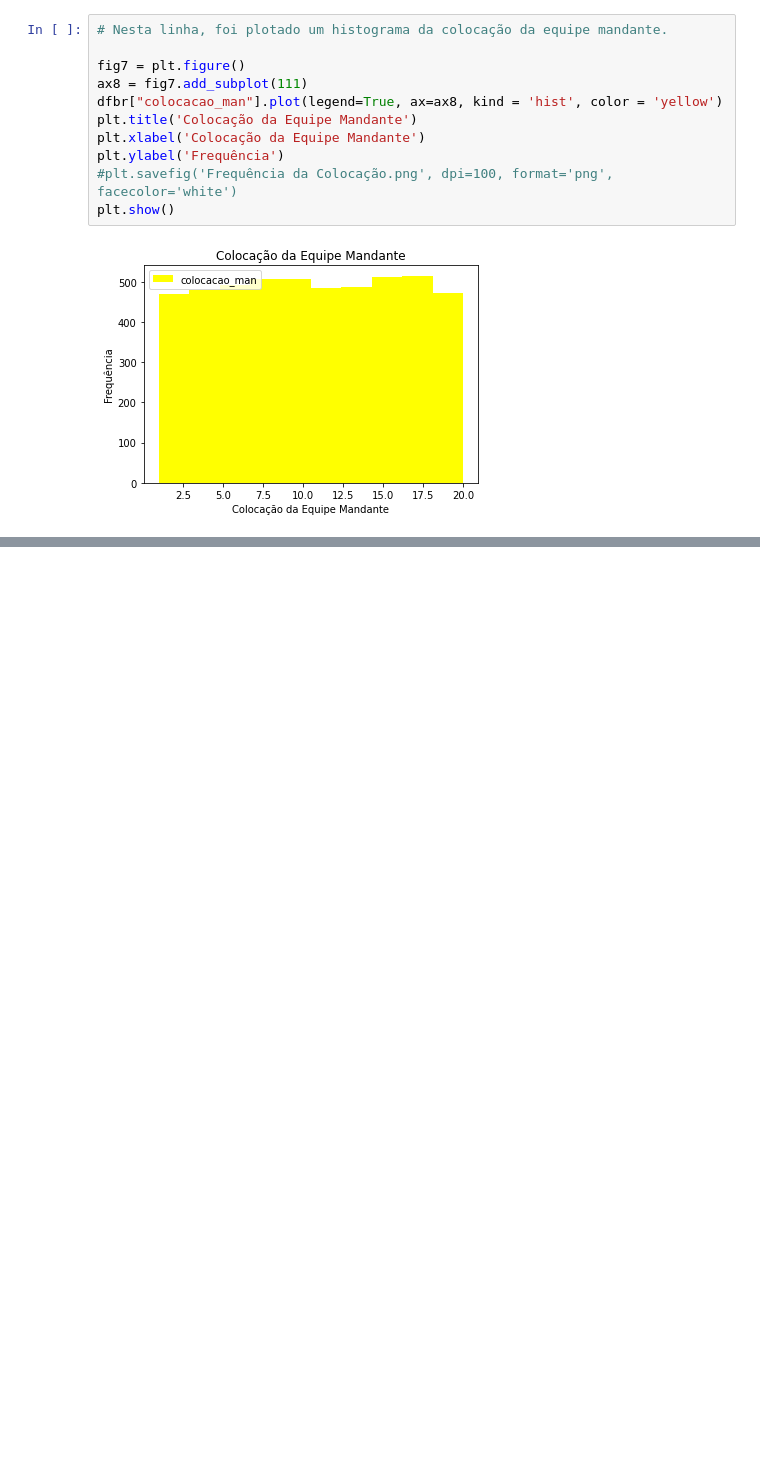
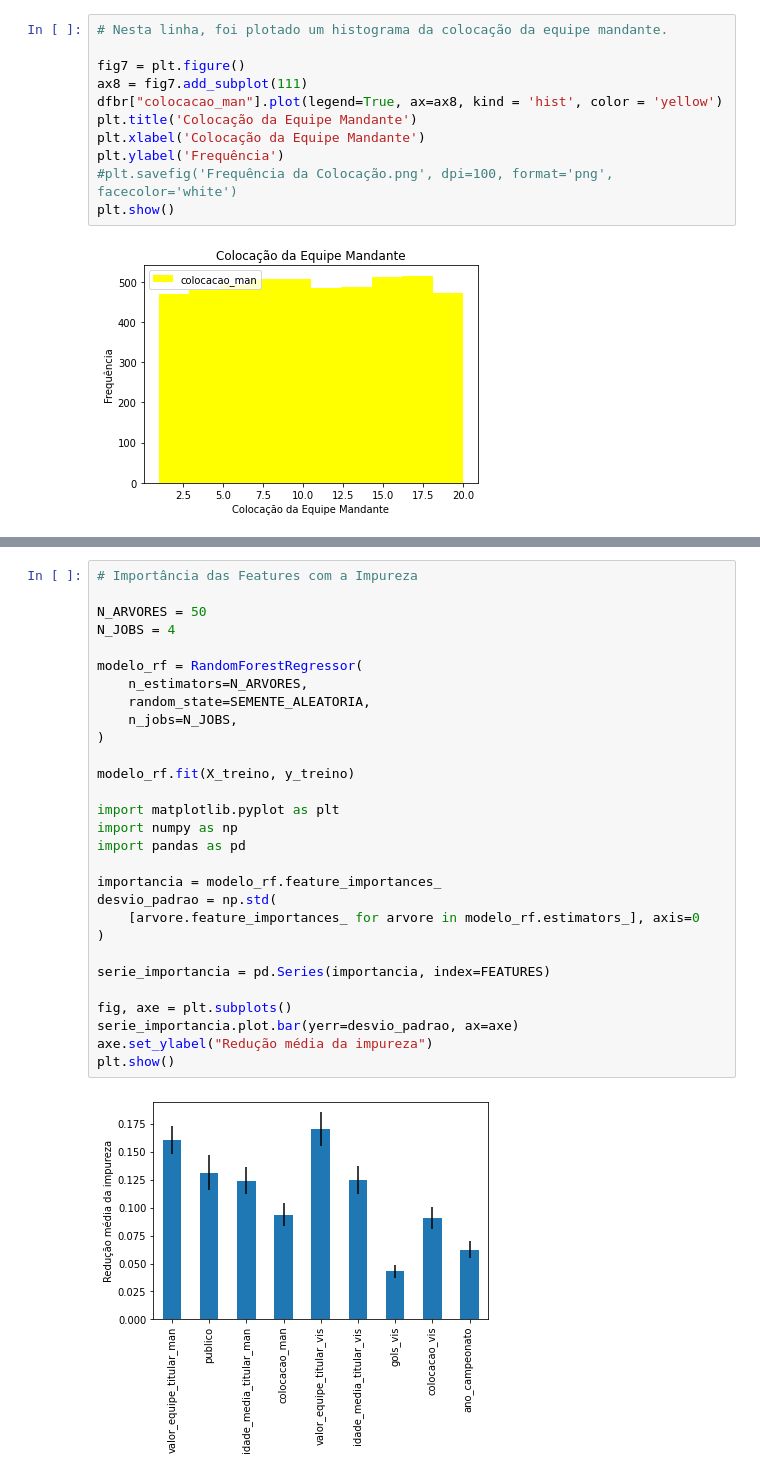
Before and after one commit to gabrielxvr/Machine-Learning---Ilum-J.V.X.Y-, a Jupyter notebook: Código Utilizado.ipynb, the cells around one changed output, grey strips where cells are left out. Saved outputs shown, nothing was run; the diff lists cells and outputs as text; blank space fills up the shorter version.

```diff
--- a/Código Utilizado.ipynb
+++ b/Código Utilizado.ipynb
@@ -425,0 +592,31 @@ O RMSE do modelo k-NN usando k=100 foi de 1.1634094390379681 dólares.
+# %%
+# Importância das Features com a Impureza
+
+N_ARVORES = 50
+N_JOBS = 4
+
+modelo_rf = RandomForestRegressor(
+    n_estimators=N_ARVORES,
+    random_state=SEMENTE_ALEATORIA,
+    n_jobs=N_JOBS,
+)
+
+modelo_rf.fit(X_treino, y_treino)
+
+import matplotlib.pyplot as plt
+import numpy as np
+import pandas as pd
+
+importancia = modelo_rf.feature_importances_
+desvio_padrao = np.std(
+    [arvore.feature_importances_ for arvore in modelo_rf.estimators_], axis=0
+)
+
+serie_importancia = pd.Series(importancia, index=FEATURES)
+
+fig, axe = plt.subplots()
+serie_importancia.plot.bar(yerr=desvio_padrao, ax=axe)
+axe.set_ylabel("Redução média da impureza")
+plt.show()
+# %% [output]
+[figure, added]
```
Also changed, not shown: parts of 14 cells of this notebook.
